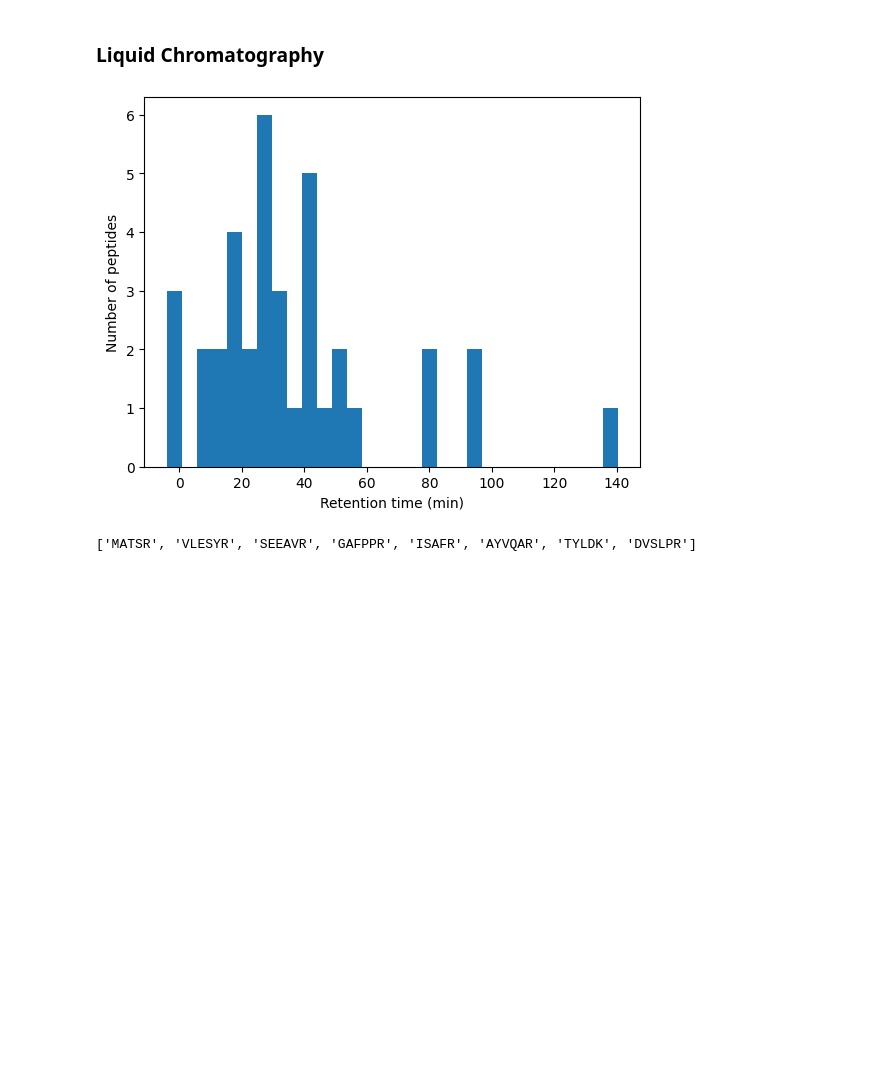
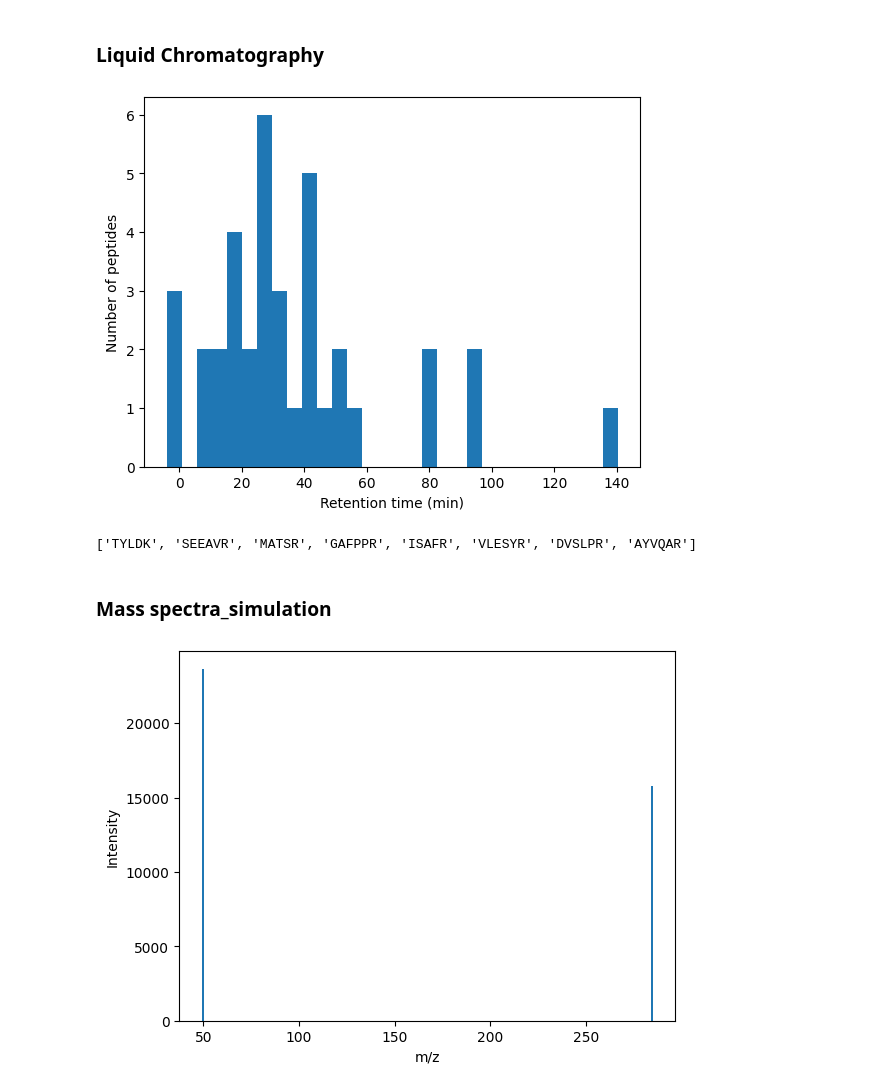
Before and after one commit to mksku-dev/proteosim_max, a Jupyter notebook: tuturials/ms_experiment_final.ipynb, the cells around one changed output. Cells and saved outputs as stored; diff of their text form; code cells hidden in the pictures; blank space fills up the shorter version.

Commit message:
Adding mass spectra simulation implementation and test -> __init und ms_experimment

```diff
--- a/tuturials/ms_experiment_final.ipynb
+++ b/tuturials/ms_experiment_final.ipynb
@@ -8,6 +8,10 @@ proteins = ps.read_fasta("../data/sample_proteins.fasta")
 len(proteins)
 # %% [output]
 3
+# %%
+peptides = ps.digest_protein_collection(proteins, ps.enzyme_cleavage_patterns["Trypsin"])
+sample_protein = proteins["P11802"]
+sample_protein_peptides = peptides["P11802"]
 # %%
 import sys
 from pathlib import Path
@@ -107,8 +111,35 @@ pooled_peptides = list(set().union(*digested_peptides_map.values()))
 
 
 ps.predict_lc_retention_times(pooled_peptides)
-ps.plot_retention_time(ps.predict_lc_retention_times(pooled_peptides).valuses(), resolution=30)
+ps.plot_retention_time(ps.predict_lc_retention_times(pooled_peptides).values(), resolution=30)
 ps.select_retention_time_window(ps.predict_lc_retention_times(pooled_peptides), lower_ret_time=0, upper_ret_time=20)
 # %% [output]
 [figure]
-['MATSR', 'VLESYR', 'SEEAVR', 'GAFPPR', 'ISAFR', 'AYVQAR', 'TYLDK', 'DVSLPR']
+['TYLDK', 'SEEAVR', 'MATSR', 'GAFPPR', 'ISAFR', 'VLESYR', 'DVSLPR', 'AYVQAR']
+# %% [markdown]
+### Mass spectra_simulation
+# %%
+import proteosim_max as ps
+
+
+amino_acid_mass_dalton = {
+    'A': 71.08, 'R': 156.19, 'N': 114.10, 'D': 115.09,
+    'C': 103.15, 'E': 129.12, 'Q': 128.13, 'G': 57.05,
+    'H': 137.14, 'I': 113.16, 'L': 113.16, 'K': 128.17,
+    'M': 131.19, 'F': 147.18, 'P': 97.12, 'S': 87.08,
+    'T': 101.11, 'W': 186.21, 'Y': 163.18, 'V': 99.13,
+}
+
+ps.calculate_mol_mass(protein_map["P11802"], amino_acid_mass_dict= amino_acid_mass_dalton)
+ps.calculate_mol_mass_collection(peptides, amino_acid_mass_dict=amino_acid_mass_dalton)
+
+mass_peptide_map = ps.calculate_mol_mass_collection(peptides, amino_acid_mass_dict=amino_acid_mass_dalton)
+ps.calculate_mz_collection(mass_peptide_map, charge = 2)
+mz_values = ps.calculate_mz_collection(mass_peptide_map, charge = 2)
+ps.plot_spectrum(mz_values)
+
+#ps.fragment_peptide()
+# mz2_map = calculate_mz_collection(mass_map_ms2, charge = 1)
+# ps.plot_spectrum(mz2_map)
+# %% [output]
+[figure, added]
```
Also changed, not shown: 4 other files.
